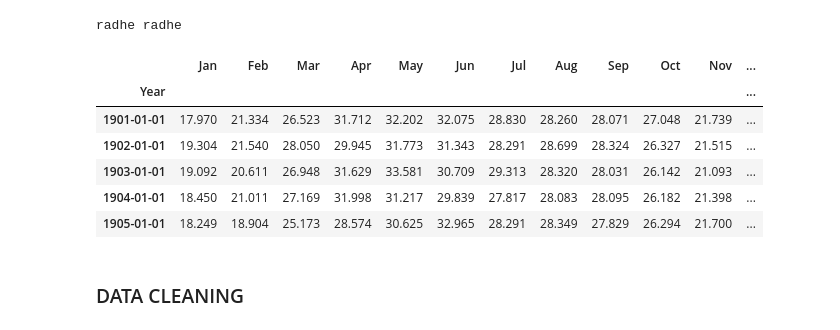
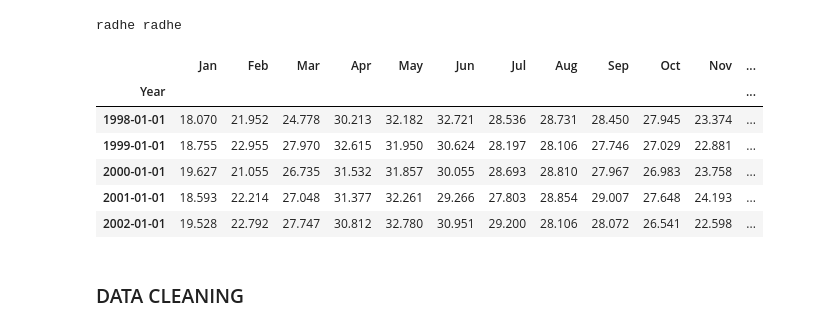
Before and after one commit to subharadhe1234/weather_forecasting, a Jupyter notebook: Notebooks/main.ipynb, the cells around one changed output. Drawn from its saved outputs; the diff is of its cells as text; code cells hidden in the pictures.

```diff
--- a/Notebooks/main.ipynb
+++ b/Notebooks/main.ipynb
@@ -13,16 +13,16 @@ DATASET_PATH= os.getenv("DATASET_PATH")
 # %%
 import pandas as pd
 # LOAD DATASET
 df = pd.read_csv(DATASET_PATH,parse_dates=["Year"],dayfirst=False,index_col="Year")
-df.head()
+df.tail()
 # %% [output]
 |  | Jan | Feb | Mar | Apr | May | Jun | Jul | Aug | Sep | Oct | Nov | ... |
 | Year |  |  |  |  |  |  |  |  |  |  |  | ... |
-| 1901-01-01 | 17.970 | 21.334 | 26.523 | 31.712 | 32.202 | 32.075 | 28.830 | 28.260 | 28.071 | 27.048 | 21.739 | ... |
-| 1902-01-01 | 19.304 | 21.540 | 28.050 | 29.945 | 31.773 | 31.343 | 28.291 | 28.699 | 28.324 | 26.327 | 21.515 | ... |
-| 1903-01-01 | 19.092 | 20.611 | 26.948 | 31.629 | 33.581 | 30.709 | 29.313 | 28.320 | 28.031 | 26.142 | 21.093 | ... |
-| 1904-01-01 | 18.450 | 21.011 | 27.169 | 31.998 | 31.217 | 29.839 | 27.817 | 28.083 | 28.095 | 26.182 | 21.398 | ... |
-| 1905-01-01 | 18.249 | 18.904 | 25.173 | 28.574 | 30.625 | 32.965 | 28.291 | 28.349 | 27.829 | 26.294 | 21.700 | ... |
+| 1998-01-01 | 18.070 | 21.952 | 24.778 | 30.213 | 32.182 | 32.721 | 28.536 | 28.731 | 28.450 | 27.945 | 23.374 | ... |
+| 1999-01-01 | 18.755 | 22.955 | 27.970 | 32.615 | 31.950 | 30.624 | 28.197 | 28.106 | 27.746 | 27.029 | 22.881 | ... |
+| 2000-01-01 | 19.627 | 21.055 | 26.735 | 31.532 | 31.857 | 30.055 | 28.693 | 28.810 | 27.967 | 26.983 | 23.758 | ... |
+| 2001-01-01 | 18.593 | 22.214 | 27.048 | 31.377 | 32.261 | 29.266 | 27.803 | 28.854 | 29.007 | 27.648 | 24.193 | ... |
+| 2002-01-01 | 19.528 | 22.792 | 27.747 | 30.812 | 32.780 | 30.951 | 29.200 | 28.106 | 28.072 | 26.541 | 22.598 | ... |
 # %% [markdown]
 ### DATA CLEANING
 # %%
```
Also changed, not shown: parts of 67 cells of this notebook.
